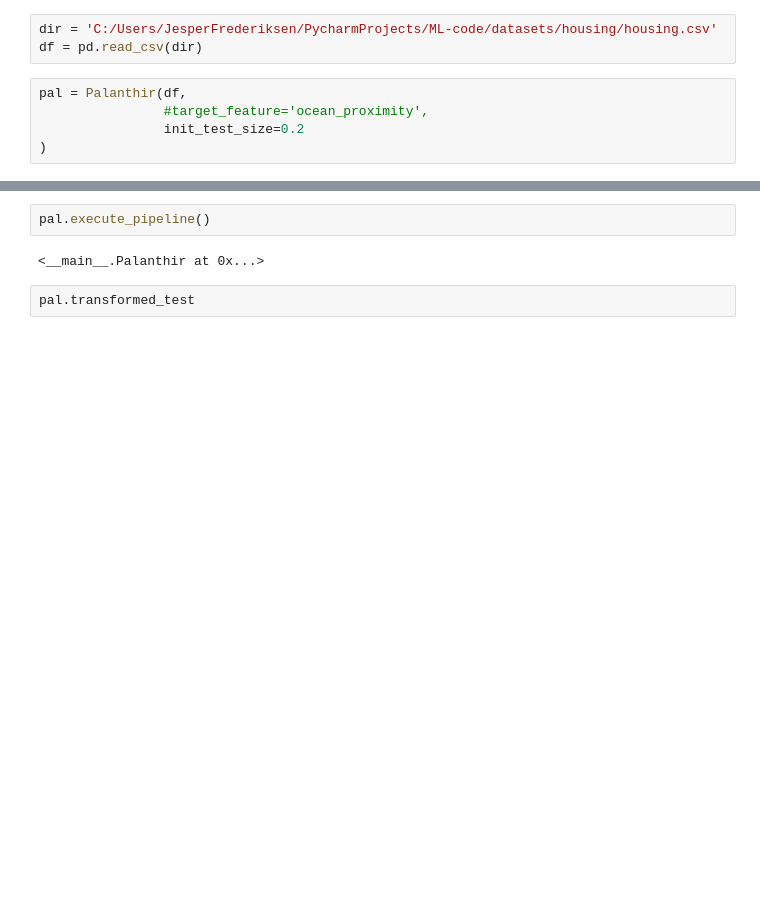
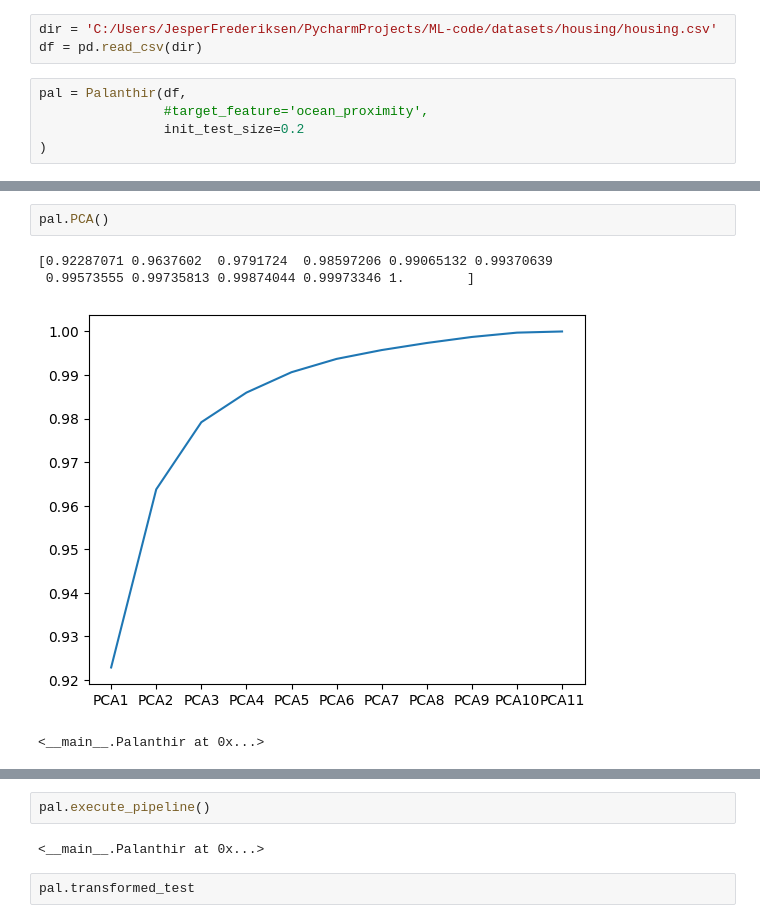
Before and after one commit to B0llemis/MLcode, a Jupyter notebook: Palanthir Experiment.ipynb, the cells around one changed output, grey strips where cells are left out. Drawn from its saved outputs; the diff is of its cells as text; blank space fills up the shorter version.

```diff
--- a/Palanthir Experiment.ipynb
+++ b/Palanthir Experiment.ipynb
@@ -486,5 +543,12 @@ pal.remove_outliers().fill_nulls().scale(strategy="Standard",exclude_features=['
 # %% [output]
 <__main__.Palanthir at 0x...>
+# %%
+pal.PCA()
+# %% [output]
+[0.92287071 0.9637602  0.9791724  0.98597206 0.99065132 0.99370639
+ 0.99573555 0.99735813 0.99874044 0.99973346 1.        ]
+[figure, added]
+<__main__.Palanthir at 0x...>
 # %%
 pal.transformation_history[-1].get('pipeline')
 # %% [output]
```
Also changed, not shown: parts of 21 cells of this notebook, 1 other file.
